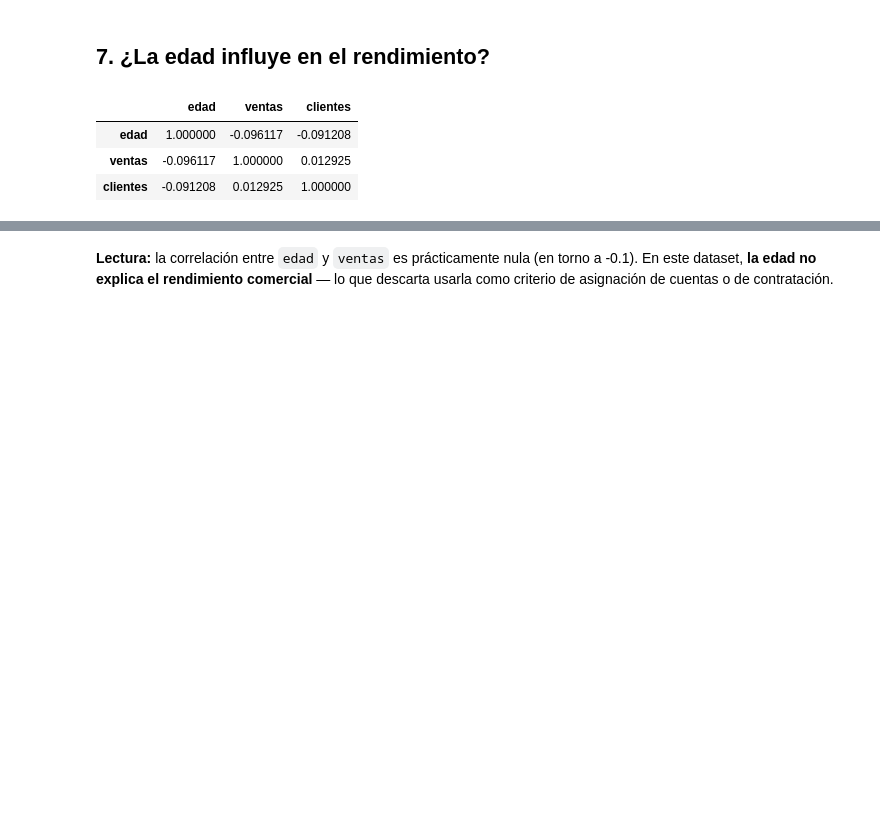
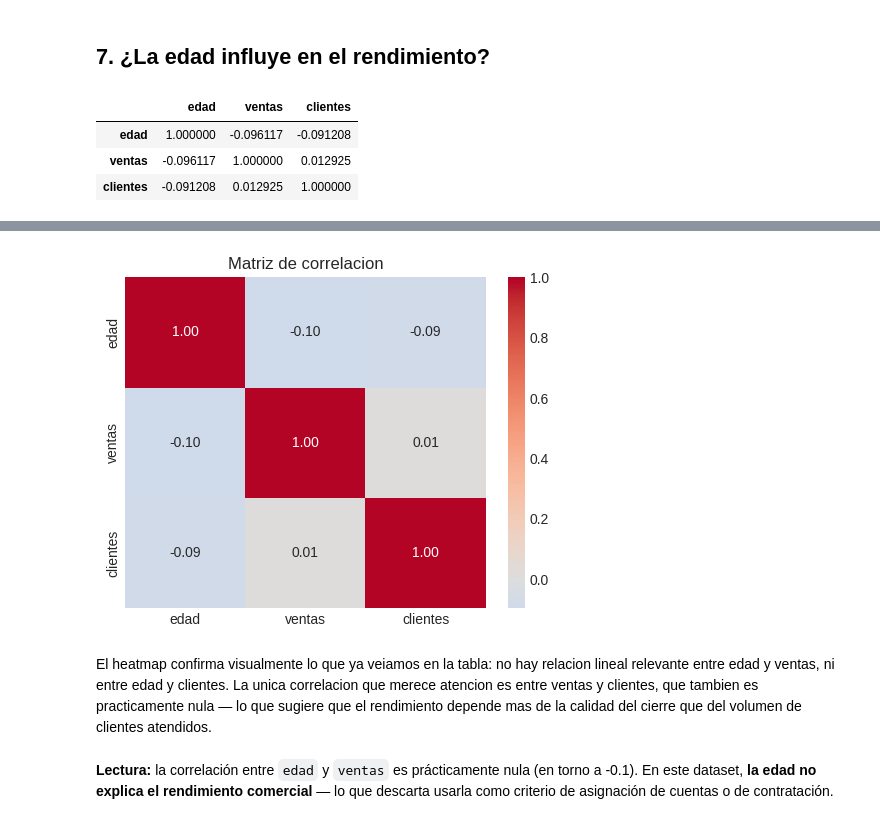
Before and after one commit to BORJAMOME/Data-Analytics-Portfolio, a Jupyter notebook: 02-Python/01-analisis-exploratorio/01-analisis-ventas-empleados/notebook.ipynb, the cells around one changed output, grey strips where cells are left out. Drawn from its saved outputs; the diff is of its cells as text; code cells hidden in the pictures; blank space fills up the shorter version.

```diff
--- a/02-Python/01-analisis-exploratorio/01-analisis-ventas-empleados/notebook.ipynb
+++ b/02-Python/01-analisis-exploratorio/01-analisis-ventas-empleados/notebook.ipynb
@@ -207,3 +231,13 @@ correlacion
+# %%
+fig, ax = plt.subplots(figsize=(5, 4))
+sns.heatmap(correlacion, annot=True, fmt=".2f", cmap="coolwarm", center=0, ax=ax)
+ax.set_title("Matriz de correlacion")
+plt.tight_layout()
+plt.show()
+# %% [output]
+[figure, added]
+# %% [markdown]
+El heatmap confirma visualmente lo que ya veiamos en la tabla: no hay relacion lineal relevante entre edad y ventas, ni entre edad y clientes. La unica correlacion que merece atencion es entre ventas y clientes, que tambien es practicamente nula — lo que sugiere que el rendimiento depende mas de la calidad del cierre que del volumen de clientes atendidos.
 # %% [markdown]
 **Lectura:** la correlación entre `edad` y `ventas` es prácticamente nula (en torno a
 -0.1). En este dataset, **la edad no explica el rendimiento comercial** — lo que descarta
```
Also changed, not shown: parts of 3 cells of this notebook, 3 other files.
